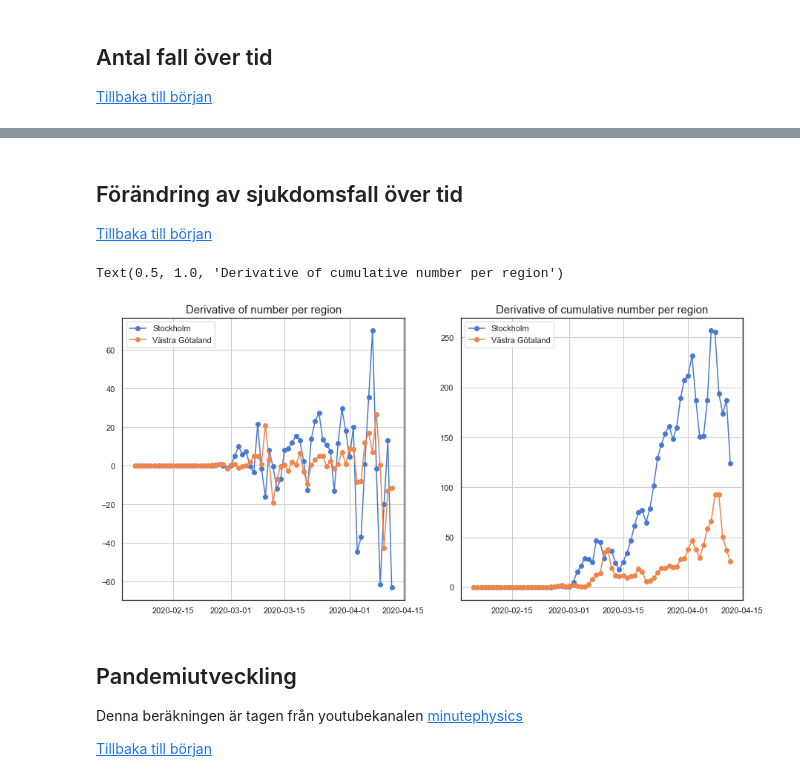
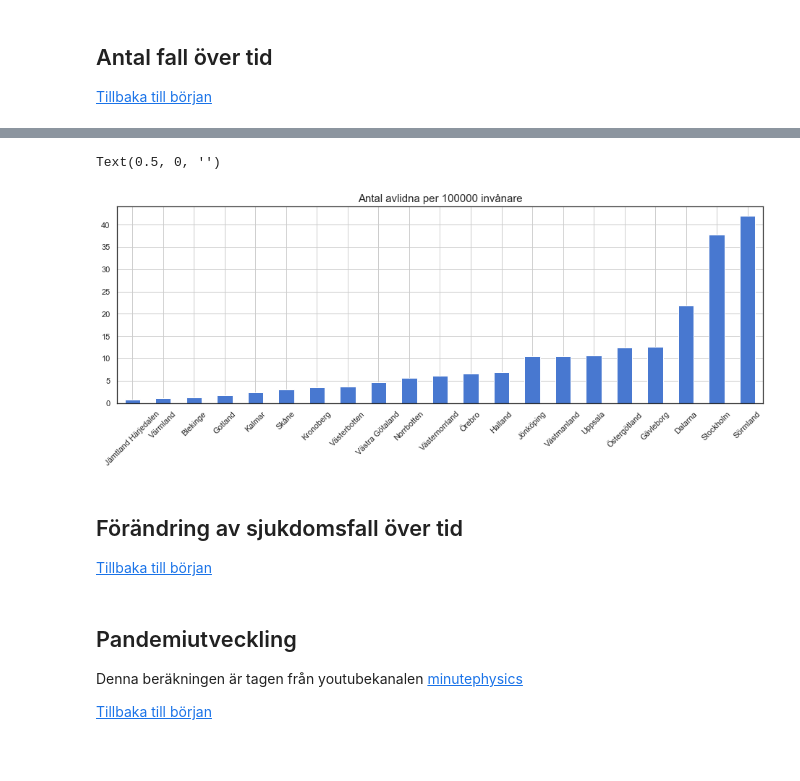
Before and after one commit to Frallmeister/covid19, a Jupyter notebook: corona_notebook.ipynb, the cells around one changed output, grey strips where cells are left out. Cells and saved outputs as stored; diff of their text form; code cells hidden in the pictures; blank space fills up the shorter version.

```diff
--- a/corona_notebook.ipynb
+++ b/corona_notebook.ipynb
@@ -62,45 +111,18 @@ p = df_age.plot(kind='bar', grid=True, ax=ax)
+# %%
+df_avlidna = df_region['Totalt_antal_avlidna']*df_region['Fall_per_100000_inv']/df_region['Totalt_antal_fall']
+df_avlidna.name = 'Avlidna_per_100000_inv'
+df_avlidna.head()
+ax = df_avlidna.sort_values().plot(kind='bar', grid=True, figsize=(16,5), rot=45)
+ax.set_title('Antal avlidna per 100000 invånare', fontsize=15)
+ax.set_xlabel('')
+# %% [output]
+Text(0.5, 0, '')
+[figure, added]
 # %% [markdown]
 <a id='derivative'></a>
 ## Förändring av sjukdomsfall över tid
 
 [Tillbaka till början](#top)
-# %%
-# Derivative of the
-
-def derivative(array):
-    d = []
-    for i in range(1,len(array)-1):
-        d.append((array[i+1] - array[i-1])/2)
-    return d
-
-t = df.iloc[1:-1].Statistikdatum
-
-# Antal fall per region
-d1 = derivative(dfi.Stockholm.to_list())
-d2 = derivative(dfi.Västra_Götaland.to_list())
-
-# Cumulative antal fall per region
-c1 = derivative(dfi.cumsum().Stockholm.to_list())
-c2 = derivative(dfi.cumsum().Västra_Götaland.to_list())
-
-fig = plt.figure(figsize=(15,7))
-ax1 = plt.subplot(121)
-ax2 = plt.subplot(122)
-
-ax1.plot(t, d1, '-o', label='Stockholm')
-ax1.plot(t, d2, '-o', label='Västra Götaland')
-ax1.legend()
-ax1.grid()
-ax1.set_title('Derivative of number per region', fontsize=15)
-
-ax2.plot(t, c1, '-o', label='Stockholm')
-ax2.plot(t, c2, '-o', label='Västra Götaland')
-ax2.legend()
-ax2.grid()
-ax2.set_title('Derivative of cumulative number per region', fontsize=15)
-# %% [output]
-Text(0.5, 1.0, 'Derivative of cumulative number per region')
-[figure, removed]
 # %% [markdown]
 <a id='trajectory'></a>
 ## Pandemiutveckling
```
Also changed, not shown: parts of 6 cells of this notebook.
